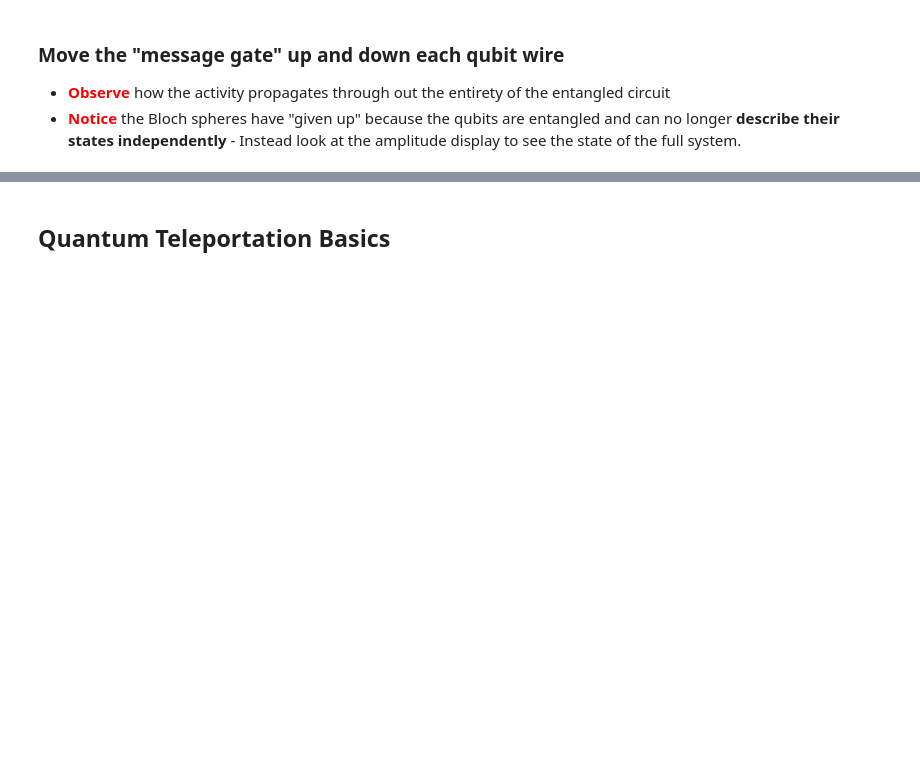
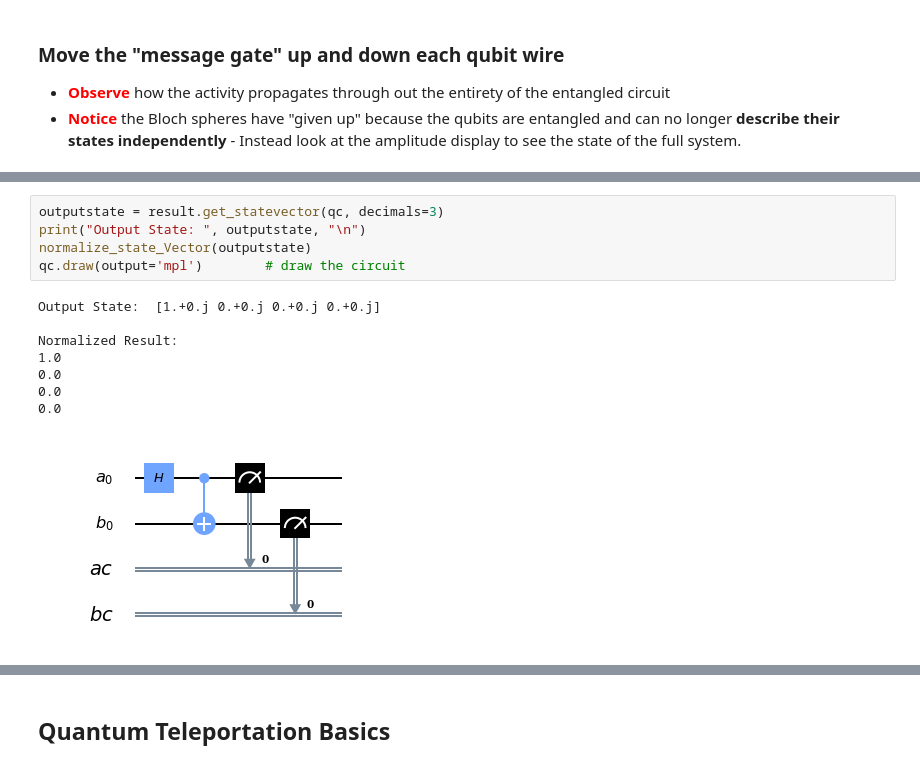
Before and after one commit to profversaggi/QuantumEducation, a Jupyter notebook: QC_WorkShop/QC Concepts .ipynb, the cells around one changed output, grey strips where cells are left out. Saved outputs shown, nothing was run; the diff lists cells and outputs as text; blank space fills up the shorter version.

```diff
--- a/QC_WorkShop/QC Concepts .ipynb
+++ b/QC_WorkShop/QC Concepts .ipynb
@@ -316,0 +394,14 @@ IFrame(src='http://oreilly-qc.github.io?p=3-2', width=900, height=600)
+# %%
+outputstate = result.get_statevector(qc, decimals=3)
+print("Output State: ", outputstate, "\n")
+normalize_state_Vector(outputstate)
+qc.draw(output='mpl')        # draw the circuit
+# %% [output]
+Output State:  [1.+0.j 0.+0.j 0.+0.j 0.+0.j]
+
+Normalized Result:
+1.0
+0.0
+0.0
+0.0
+[figure, added]
```
Also changed, not shown: parts of 38 cells of this notebook, 2 other files.
